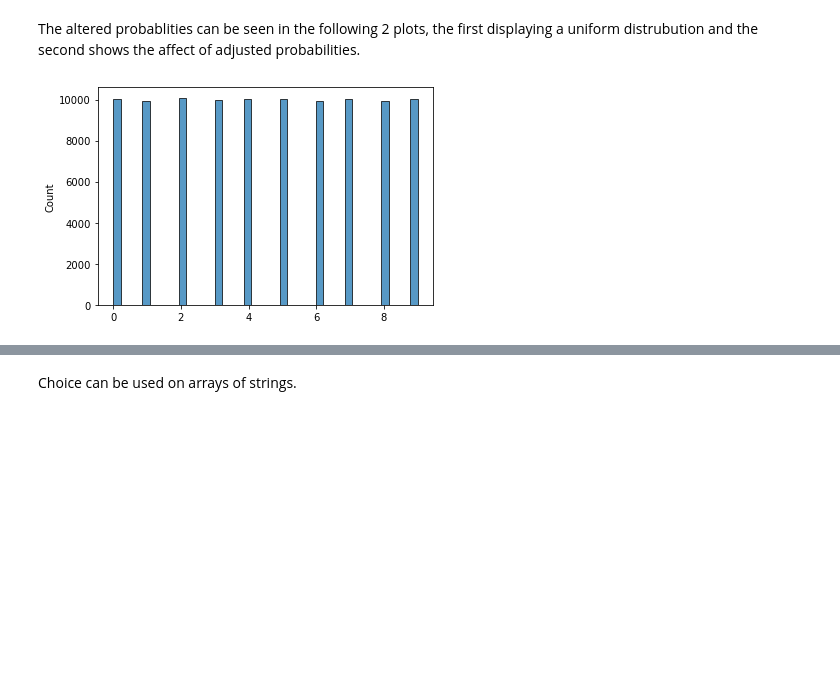
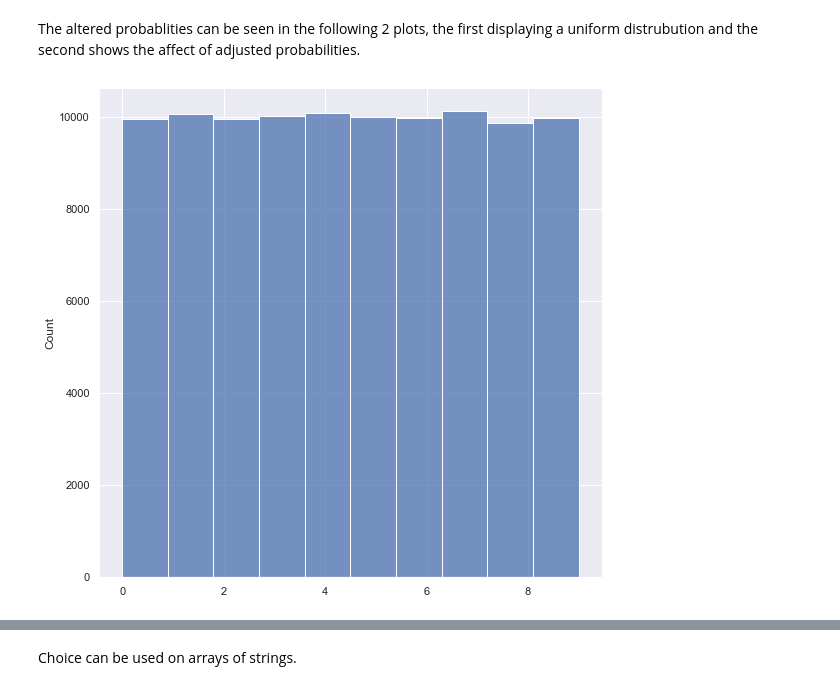
Before and after one commit to ShanePAustin/numpy-random, a Jupyter notebook: numpy-random.ipynb, the cells around one changed output, grey strips where cells are left out. Saved outputs shown, nothing was run; the diff lists cells and outputs as text; code cells hidden in the pictures; blank space fills up the shorter version.

```diff
--- a/numpy-random.ipynb
+++ b/numpy-random.ipynb
@@ -61,2 +92,5 @@ print(rng.random())
+# %%
+sns.set_theme();
+plt.rcParams['figure.figsize'] = [9, 9]
 # %% [markdown]
 --------
@@ -212,10 +249,10 @@ The altered probablities can be seen in the following 2 plots, the first display
 # %%
 #Generate 100000 numbers from 0-9
 arr = rng.choice((10),100000)
 #Plot the Histogram
-sns.histplot(arr)
+sns.histplot(arr, bins = 10)
 plt.show()
 # %% [output]
-[figure, old version]
+[figure, new version]
 # %%
 #Generates 100,000 integers between 0-9 with probabilties between 0-40%
```
Also changed, not shown: parts of 65 cells of this notebook.
